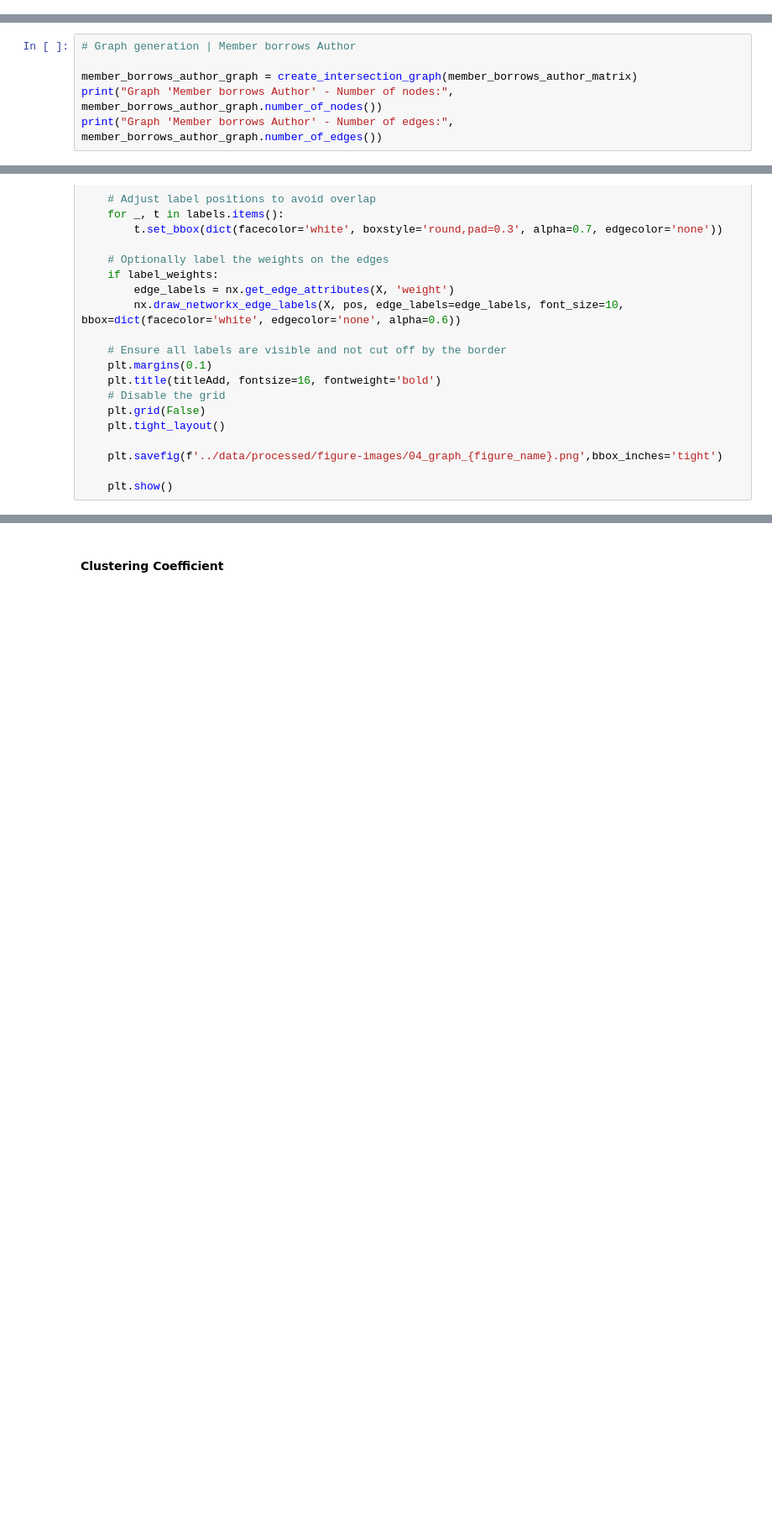
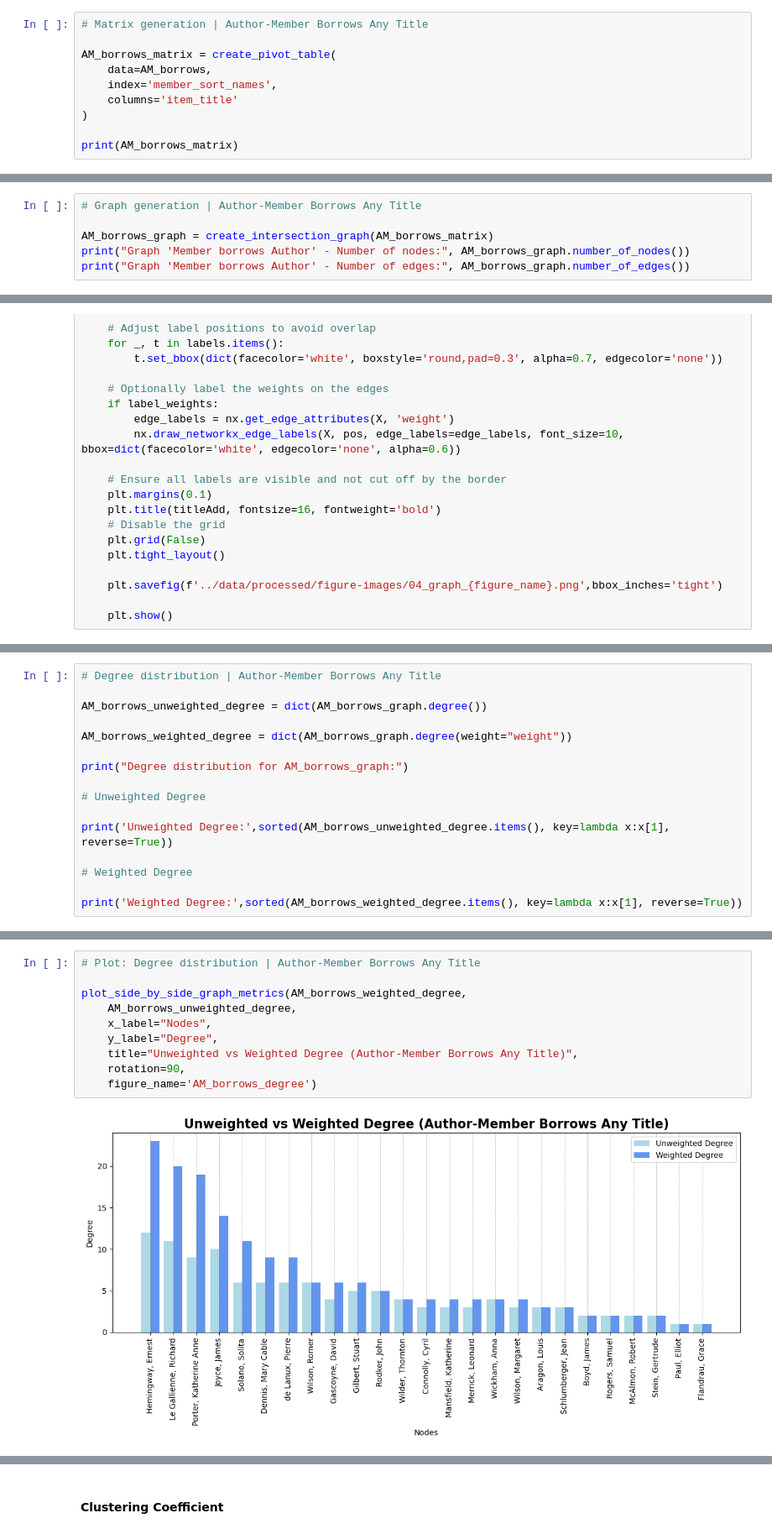
Before and after one commit to dittm/shakespeare-and-co, a Jupyter notebook: modules/04_network-analysis.ipynb, the cells around one changed output, grey strips where cells are left out. Shown at 84% size. Drawn from its saved outputs; the diff is of its cells as text; blank space fills up the shorter version.

```diff
--- a/modules/04_network-analysis.ipynb
+++ b/modules/04_network-analysis.ipynb
@@ -91,3 +97,13 @@ def create_pivot_table(data, index, columns, values=None, aggfunc='size', fill_v
     - pd.DataFrame: The resulting pivot table.
     """
     return data.pivot_table(index=index, columns=columns, values=values, aggfunc=aggfunc, fill_value=fill_value)
+# %%
+# Matrix generation | Author-Member Borrows Any Title
+
+AM_borrows_matrix = create_pivot_table(
+    data=AM_borrows,
+    index='member_sort_names',
+    columns='item_title'
+)
+
+print(AM_borrows_matrix)
@@ -280,11 +214,11 @@ def create_intersection_graph(matrix, threshold=0):
 # %% [markdown]
 Next the individual graphs are created and the number of edges and nodes is calculated.
 # %%
-# Graph generation | Member borrows Author
+# Graph generation | Author-Member Borrows Any Title
 
-member_borrows_author_graph = create_intersection_graph(member_borrows_author_matrix)
-print("Graph 'Member borrows Author' - Number of nodes:", member_borrows_author_graph.number_of_nodes())
-print("Graph 'Member borrows Author' - Number of edges:", member_borrows_author_graph.number_of_edges())
+AM_borrows_graph = create_intersection_graph(AM_borrows_matrix)
+print("Graph 'Member borrows Author' - Number of nodes:", AM_borrows_graph.number_of_nodes())
+print("Graph 'Member borrows Author' - Number of edges:", AM_borrows_graph.number_of_edges())
 # %% [output]
 Graph 'Member borrows Author' - Number of nodes: 25
 Graph 'Member borrows Author' - Number of edges: 58
@@ -448,0 +412,16 @@ Now the weighted and unweighted degree centrality is calculated.
+# %%
+# Degree distribution | Author-Member Borrows Any Title
+
+AM_borrows_unweighted_degree = dict(AM_borrows_graph.degree())
+
+AM_borrows_weighted_degree = dict(AM_borrows_graph.degree(weight="weight"))
+
+print("Degree distribution for AM_borrows_graph:")
+
+# Unweighted Degree
+
+print('Unweighted Degree:',sorted(AM_borrows_unweighted_degree.items(), key=lambda x:x[1], reverse=True))
+
+# Weighted Degree
+
+print('Weighted Degree:',sorted(AM_borrows_weighted_degree.items(), key=lambda x:x[1], reverse=True))
@@ -448,0 +432,12 @@ Now the weighted and unweighted degree centrality is calculated.
+# %%
+# Plot: Degree distribution | Author-Member Borrows Any Title
+
+plot_side_by_side_graph_metrics(AM_borrows_weighted_degree,
+    AM_borrows_unweighted_degree,
+    x_label="Nodes",
+    y_label="Degree",
+    title="Unweighted vs Weighted Degree (Author-Member Borrows Any Title)",
+    rotation=90,
+    figure_name='AM_borrows_degree')
+# %% [output]
+[figure, added]
```
Also changed, not shown: parts of 88 cells of this notebook, 28 other files.
